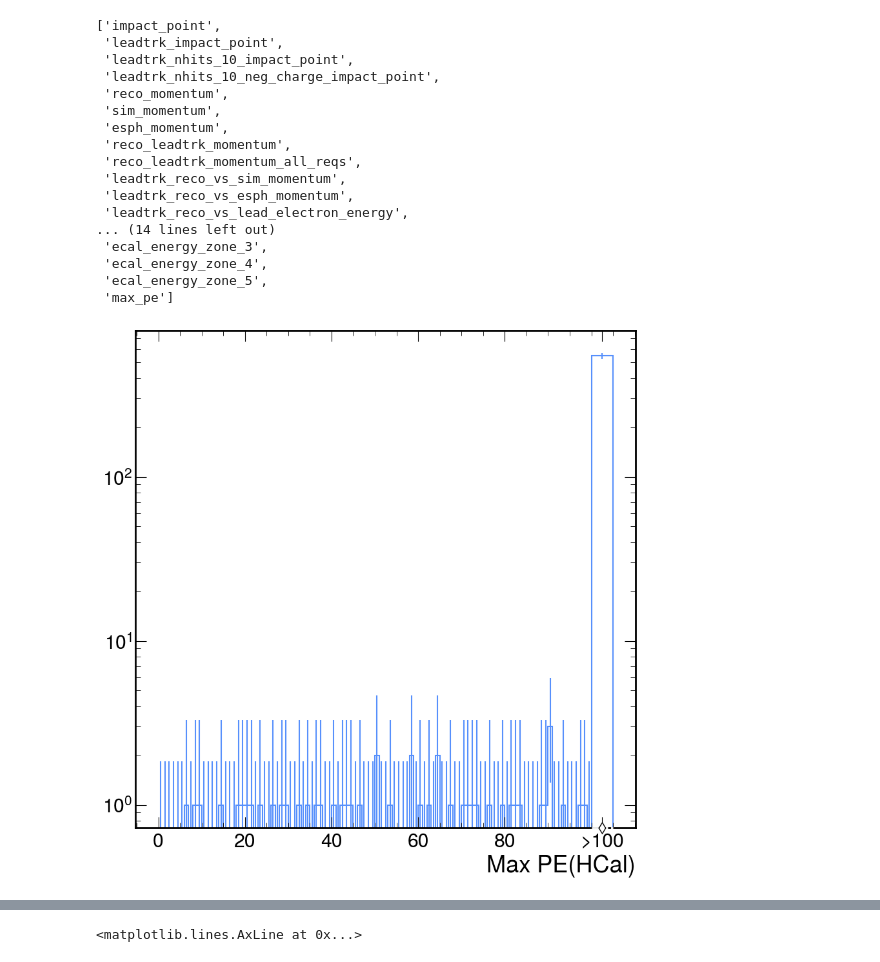
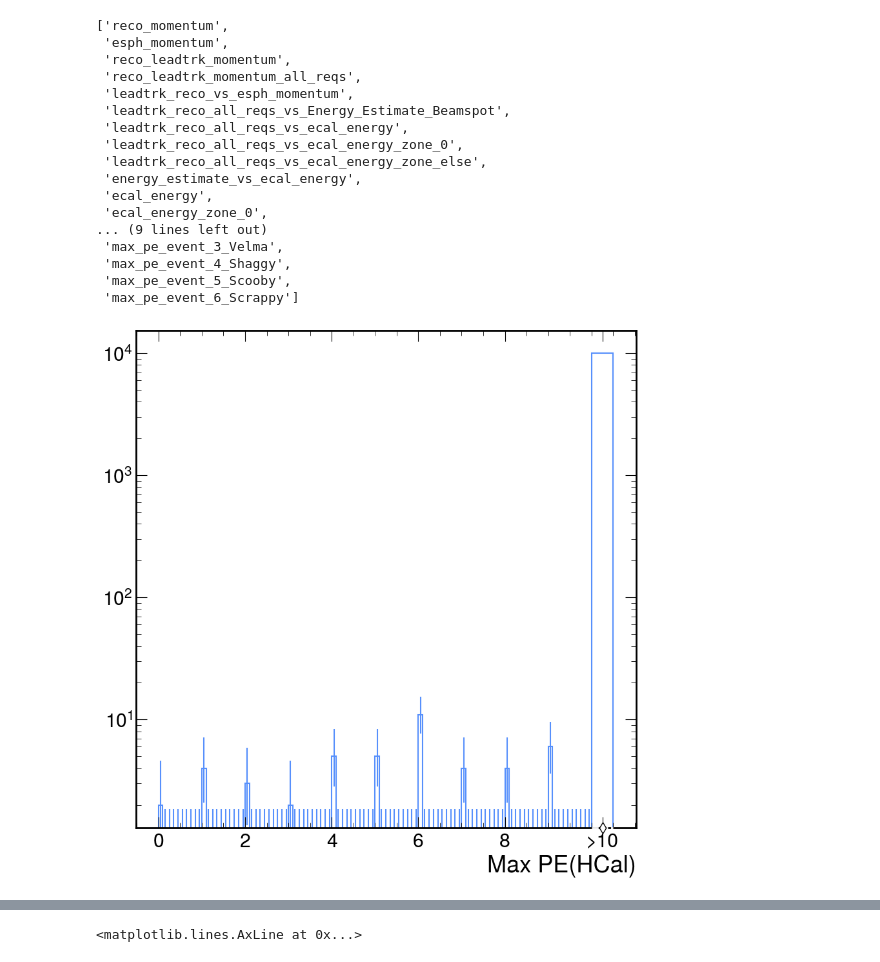
Before and after one commit to rodr1001/my_code, a Jupyter notebook: ldmx/EAT_Tracking/STREAMLINE-plot-eat-tracking-histograms.ipynb, the cells around one changed output, grey strips where cells are left out. Drawn from its saved outputs; the diff is of its cells as text; code cells hidden in the pictures.

```diff
--- a/ldmx/EAT_Tracking/STREAMLINE-plot-eat-tracking-histograms.ipynb
+++ b/ldmx/EAT_Tracking/STREAMLINE-plot-eat-tracking-histograms.ipynb
@@ -26,27 +26,27 @@ class HistFile:
             return self._file[item]
         return self._ana_dir[f'{self._ana}_{item}']
 # %%
-f= HistFile('hist.root', 'SkimZoneTrackAnalyzer')
+f= HistFile('zone_0_hist_MI.root', 'ZoneZeroTrackAnalyzer')
 # %%
 f.keys()
 # %% [output]
-['impact_point',
- 'leadtrk_impact_point',
- 'leadtrk_nhits_10_impact_point',
- 'leadtrk_nhits_10_neg_charge_impact_point',
- 'reco_momentum',
- 'sim_momentum',
+['reco_momentum',
  'esph_momentum',
  'reco_leadtrk_momentum',
  'reco_leadtrk_momentum_all_reqs',
- 'leadtrk_reco_vs_sim_momentum',
  'leadtrk_reco_vs_esph_momentum',
- 'leadtrk_reco_vs_lead_electron_energy',
-... (14 lines left out)
- 'ecal_energy_zone_3',
- 'ecal_energy_zone_4',
- 'ecal_energy_zone_5',
- 'max_pe']
+ 'leadtrk_reco_all_reqs_vs_Energy_Estimate_Beamspot',
+ 'leadtrk_reco_all_reqs_vs_ecal_energy',
+ 'leadtrk_reco_all_reqs_vs_ecal_energy_zone_0',
+ 'leadtrk_reco_all_reqs_vs_ecal_energy_zone_else',
+ 'energy_estimate_vs_ecal_energy',
+ 'ecal_energy',
+ 'ecal_energy_zone_0',
+... (9 lines left out)
+ 'max_pe_event_3_Velma',
+ 'max_pe_event_4_Shaggy',
+ 'max_pe_event_5_Scooby',
+ 'max_pe_event_6_Scrappy']
 # %%
 #smear['reco_leadtrk_momentum'].to_hist().plot(density=True, label='Smear (mostly 10 hits)')
 #no_smear['reco_leadtrk_momentum'].to_hist().plot(density=True, label='No Smear (mostly 8 hits)')
@@ -54,10 +54,11 @@ f.keys()
 #plt.legend()
 #plt.savefig("smear_vs_no_smear_leadtrk_momentum_1D.jpg")
 # %%
-g = f['max_pe'].to_hist().plot(flow='show')
+g = f['max_pe_event_5_Scooby'].to_hist().plot(flow='show')
+
 plt.yscale('log')
 #plt.xlim(0,10)
 #plt.title("Zone 0")
-plt.savefig("blah-log.jpg")
+plt.savefig("max_pe_Scooby.jpg")
 # %% [output]
-[figure, old version]
+[figure, new version]
```
Also changed, not shown: parts of 2 cells of this notebook, 1 other file.
